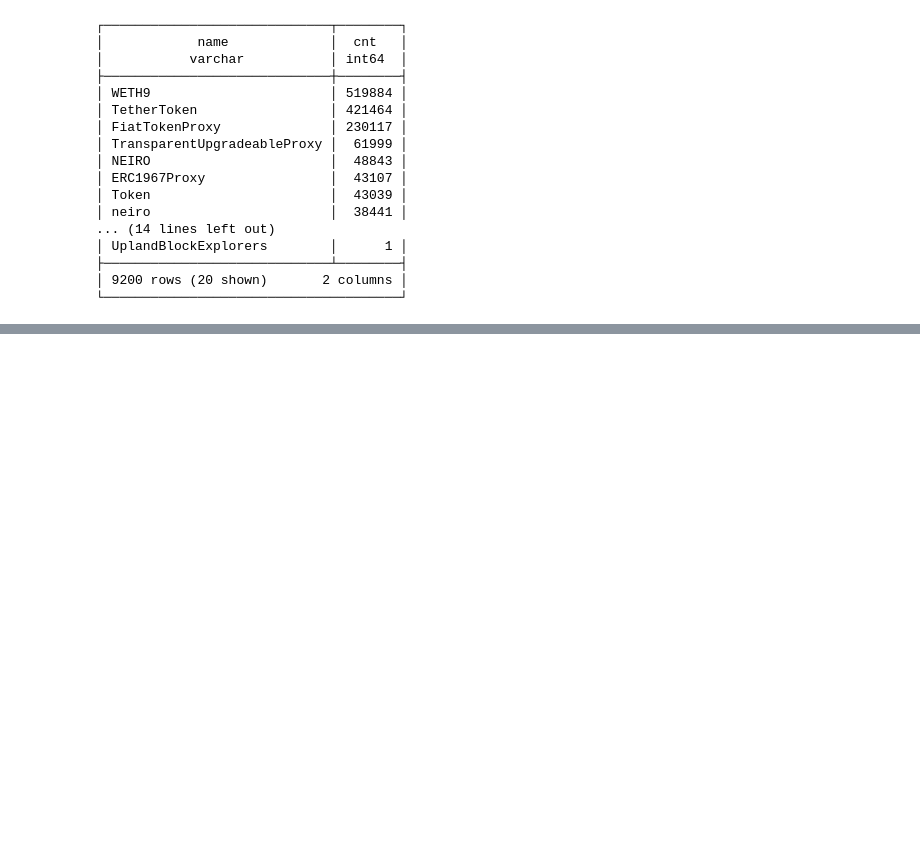
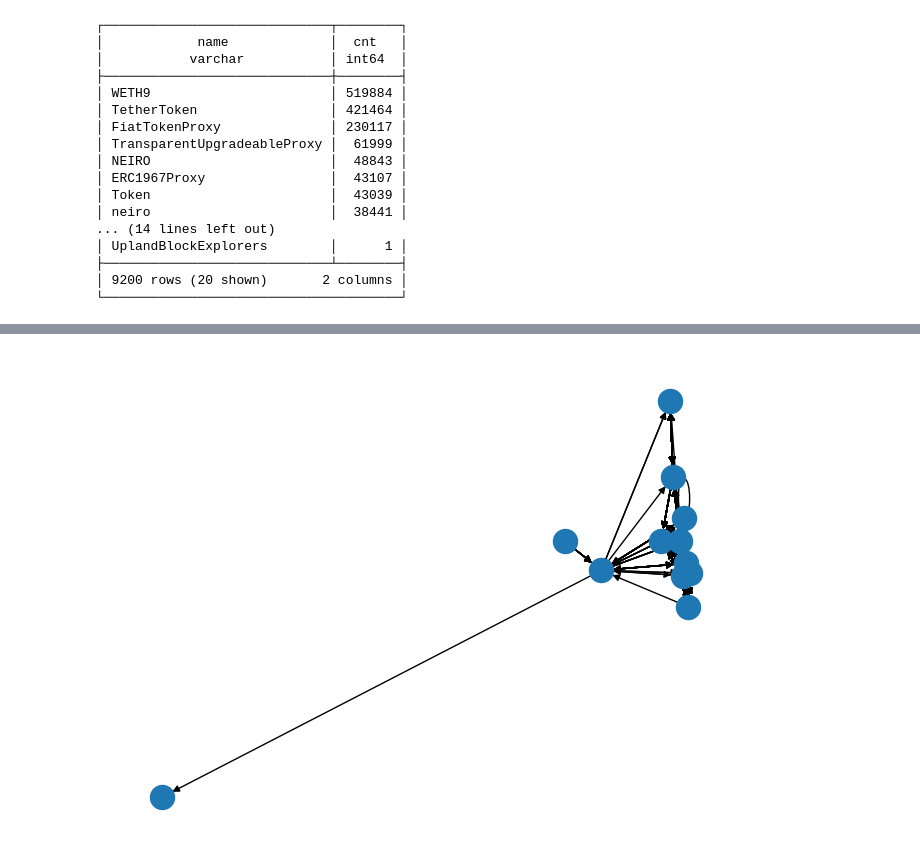
Before and after one commit to npoluyaktov/remote_jupyter, a Jupyter notebook: data/eth_graph.ipynb, the cells around one changed output, grey strips where cells are left out. Drawn from its saved outputs; the diff is of its cells as text; code cells hidden in the pictures; blank space fills up the shorter version.

```diff
--- a/data/eth_graph.ipynb
+++ b/data/eth_graph.ipynb
@@ -160,2 +200,6 @@ def draw_clique_comm(graph, sub_graph_nodes):
 # %%
-draw_clique_comm(G, list(c[2]))
+sql = """\
+select e.args->>'from' as fr, e.hash, e.args->>'to' as to, cast(e.args->>'value' as INT64) as v, e.timestamp
+from t_events e join t_abi a on e.address=a.address where e.event='Transfer' and a.name='TetherToken'
+order by e.timestamp desc
+"""
@@ -179,0 +226,20 @@ plt.hist([x for x in weights if x > 0.1])
+# %%
+rows = duckdb.sql(sql).fetchall()
+# %%
+diG = nx.MultiDiGraph()
+attrs_n = {}
+attrs_e = {}
+for r in rows:
+    k = diG.add_edge(r[0], r[2])
+    if r[0] in d.keys():
+        attrs_n[r[0]] = {'type': 'contract', 'color': 'red', 'label': d[r[0]]['name']}
+    else:
+        attrs_n[r[0]] = {'type': 'wallet', 'color': 'blue'}
+    if r[2] in d.keys():
+        attrs_n[r[2]] = {'type': 'contract', 'color': 'red', 'label': d[r[2]]['name']}
+    else:
+        attrs_n[r[2]] = {'type': 'wallet', 'color': 'blue'}
+    attrs_e[(r[0], r[2], k)] = {'value': r[3], 'timestamp': r[4], 'txn': r[1]}
+
+nx.set_node_attributes(diG, attrs_n)
+nx.set_edge_attributes(diG, attrs_e)
@@ -179,0 +274,7 @@ plt.hist([x for x in weights if x > 0.1])
+# %%
+nbs = list(nx.all_neighbors(diG, '0xb35b3cBd5Cb3578EAc6391F2c9BFEF5b6Ad1C510'))
+nbs.append('0xb35b3cBd5Cb3578EAc6391F2c9BFEF5b6Ad1C510')
+# %%
+nx.draw(diG.subgraph(list(nbs)))
+# %% [output]
+[figure, added]
```
Also changed, not shown: parts of 39 cells of this notebook, 1 other file.
